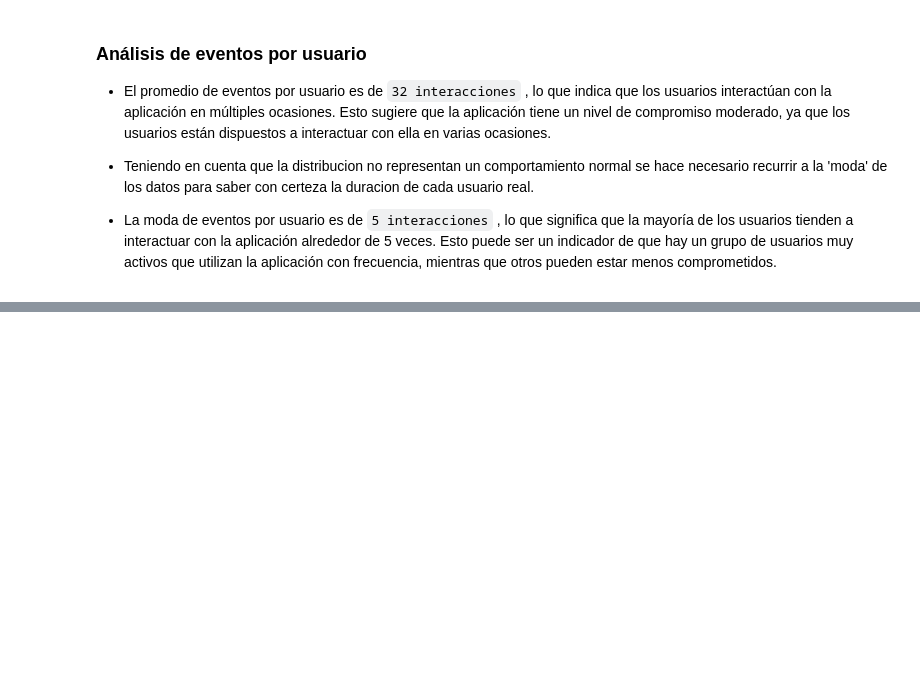
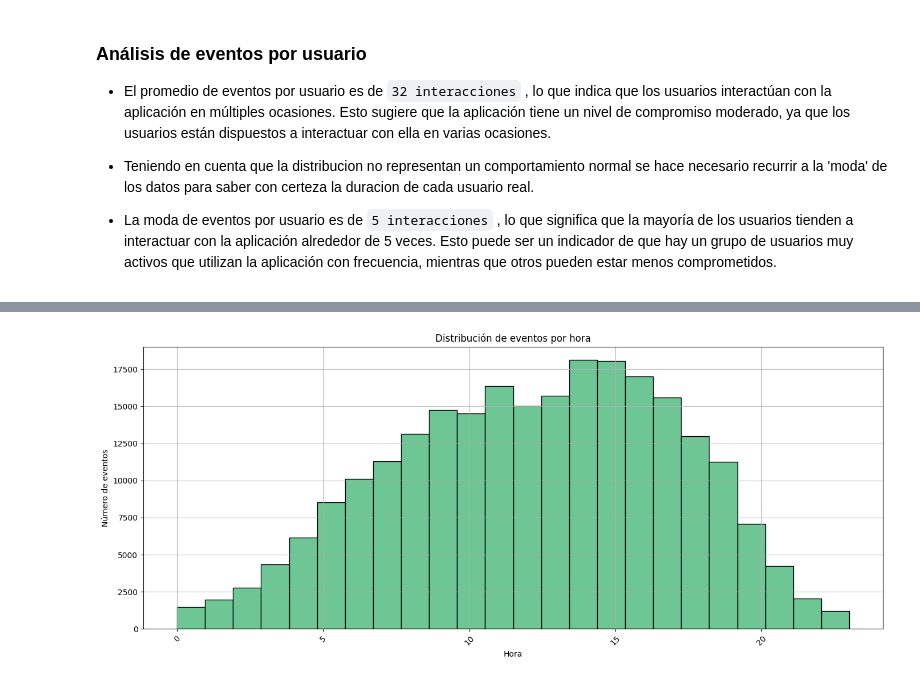
Before and after one commit to DavidRC-Ing/Project-Decisions-A-A-B, a Jupyter notebook: Project_Decisons_AAb_test.ipynb, the cells around one changed output, grey strips where cells are left out. Saved outputs shown, nothing was run; the diff lists cells and outputs as text; code cells hidden in the pictures; blank space fills up the shorter version.

```diff
--- a/Project_Decisons_AAb_test.ipynb
+++ b/Project_Decisons_AAb_test.ipynb
@@ -230,0 +266,16 @@ Moda de eventos por usuario: 5.00
+# %%
+# Grafico de la cantidad de eventos por hora
+
+data_event['event_hour'] = data_event['event_timestamp'].dt.hour
+
+plt.figure(figsize=(14, 6))
+sns.histplot(data_event['event_hour'], bins=24, color='mediumseagreen')
+plt.xticks(rotation=45)
+plt.title('Distribución de eventos por hora')
+plt.xlabel('Hora')
+plt.ylabel('Número de eventos')
+plt.grid(True)
+plt.tight_layout()
+plt.show()
+# %% [output]
+[figure, added]
```
Also changed, not shown: parts of 24 cells of this notebook.
